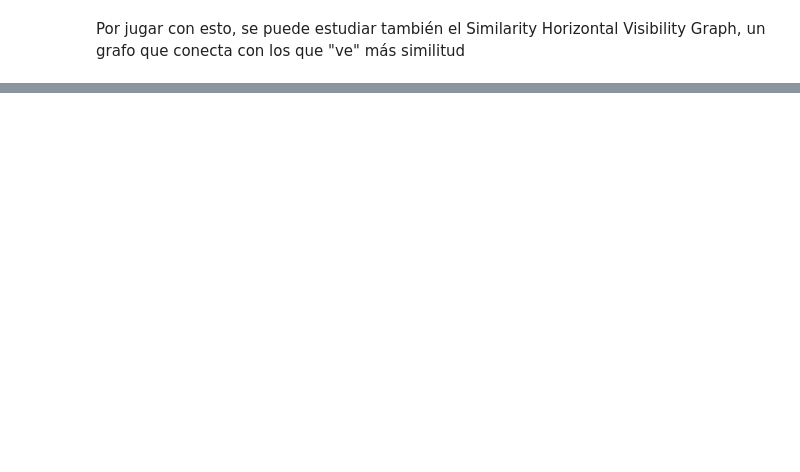
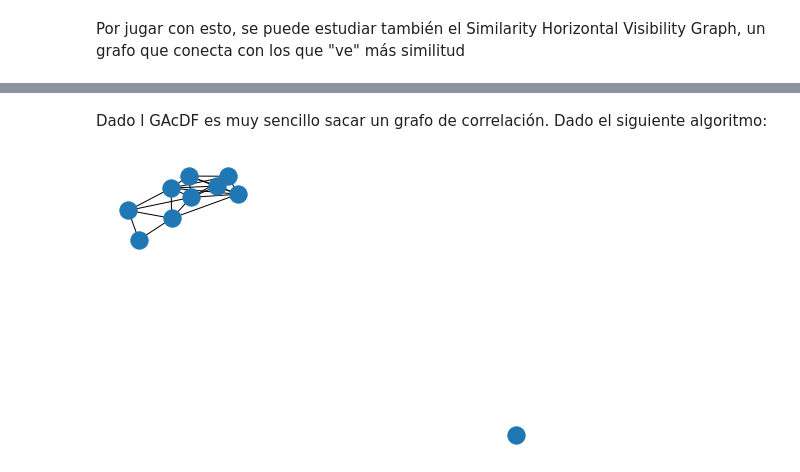
Before and after one commit to cperezln/vg_gaf, a Jupyter notebook: cristianperez/GAF-VG.ipynb, the cells around one changed output, grey strips where cells are left out. Drawn from its saved outputs; the diff is of its cells as text; code cells hidden in the pictures; blank space fills up the shorter version.

```diff
--- a/cristianperez/GAF-VG.ipynb
+++ b/cristianperez/GAF-VG.ipynb
@@ -227,0 +218,19 @@ nx.draw(g)
+# %% [markdown]
+Dado l GAcDF es muy sencillo sacar un grafo de correlación. Dado el siguiente algoritmo:
+# %%
+def correlation_graph(gacdf, th = 0.95):
+    ln = len(gacdf)
+    g = [[0]*ln for i in range(ln)]
+    for i in range(ln - 1):
+        h = -2
+        for j in range(i + 1, ln):
+            if gacdf[i][j] > th:
+                g[i][j] = abs(i - j)
+                g[j][i] = g[i][j]
+    return g
+# %%
+gm = correlation_graph(gdcf)
+# %%
+nx.draw(nx.Graph(np.array(gm)))
+# %% [output]
+[figure, added]
```
Also changed, not shown: parts of 17 cells of this notebook, 9 other files.
